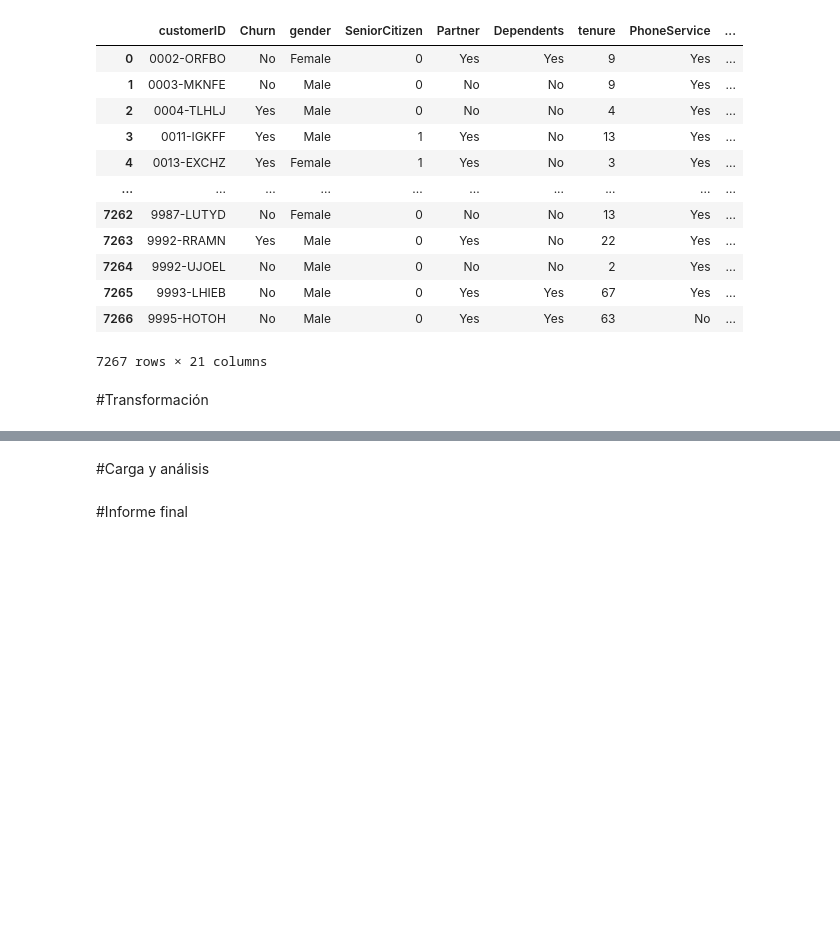
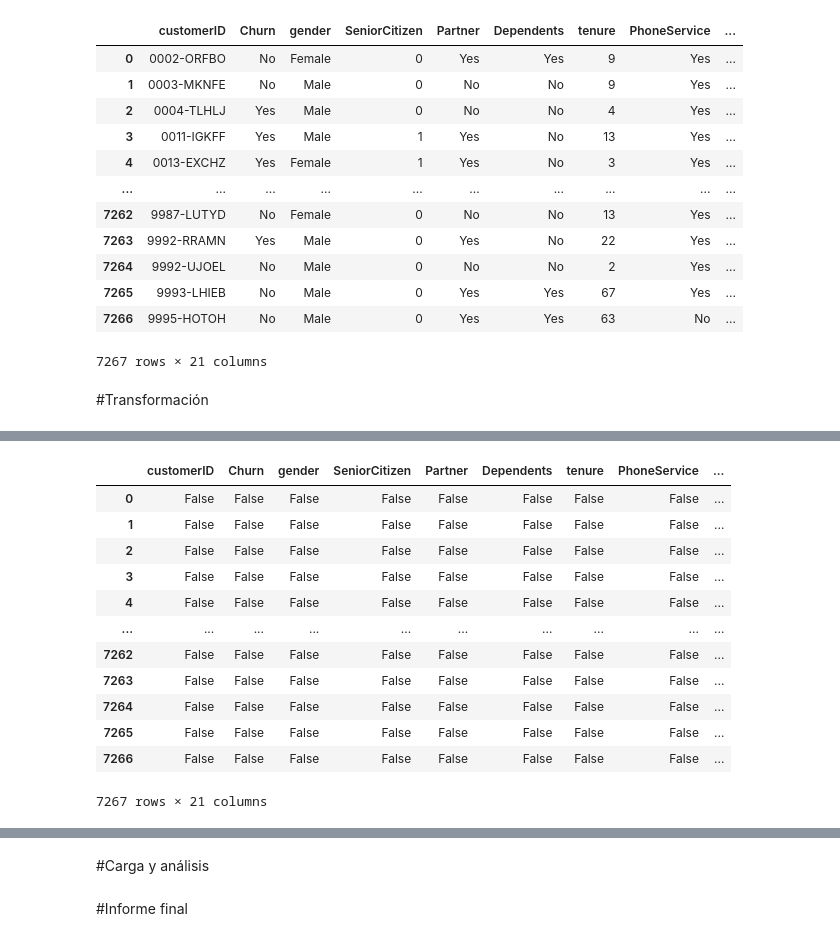
Before and after one commit to HadLe8/Challenge_TelecomX, a Jupyter notebook: Challenge_TelecomX.ipynb, the cells around one changed output, grey strips where cells are left out. Saved outputs shown, nothing was run; the diff lists cells and outputs as text; code cells hidden in the pictures; blank space fills up the shorter version.

Commit message:
Trsnformación de datos

```diff
--- a/Challenge_TelecomX.ipynb
+++ b/Challenge_TelecomX.ipynb
@@ -93,8 +95,8 @@ datos_customerID_Churn=datos[['customerID','Churn']]
 # %%
 lista_datos=[datos_customerID_Churn,datos_customer, datos_phone,datos_internet, datos_account]
 # %%
-df_completo= pd.concat(lista_datos, axis=1)
-df_completo
+df= pd.concat(lista_datos, axis=1)
+df
 # %% [output]
 |  | customerID | Churn | gender | SeniorCitizen | Partner | Dependents | tenure | PhoneService | ... |
 | 0 | 0002-ORFBO | No | Female | 0 | Yes | Yes | 9 | Yes | ... |
@@ -113,0 +140,16 @@ df_completo
+# %%
+df.isnull()
+# %% [output]
+|  | customerID | Churn | gender | SeniorCitizen | Partner | Dependents | tenure | PhoneService | ... |
+| 0 | False | False | False | False | False | False | False | False | ... |
+| 1 | False | False | False | False | False | False | False | False | ... |
+| 2 | False | False | False | False | False | False | False | False | ... |
+| 3 | False | False | False | False | False | False | False | False | ... |
+| 4 | False | False | False | False | False | False | False | False | ... |
+| ... | ... | ... | ... | ... | ... | ... | ... | ... | ... |
+| 7262 | False | False | False | False | False | False | False | False | ... |
+| 7263 | False | False | False | False | False | False | False | False | ... |
+| 7264 | False | False | False | False | False | False | False | False | ... |
+| 7265 | False | False | False | False | False | False | False | False | ... |
+| 7266 | False | False | False | False | False | False | False | False | ... |
+7267 rows × 21 columns
```
Also changed, not shown: parts of 5 cells of this notebook.
